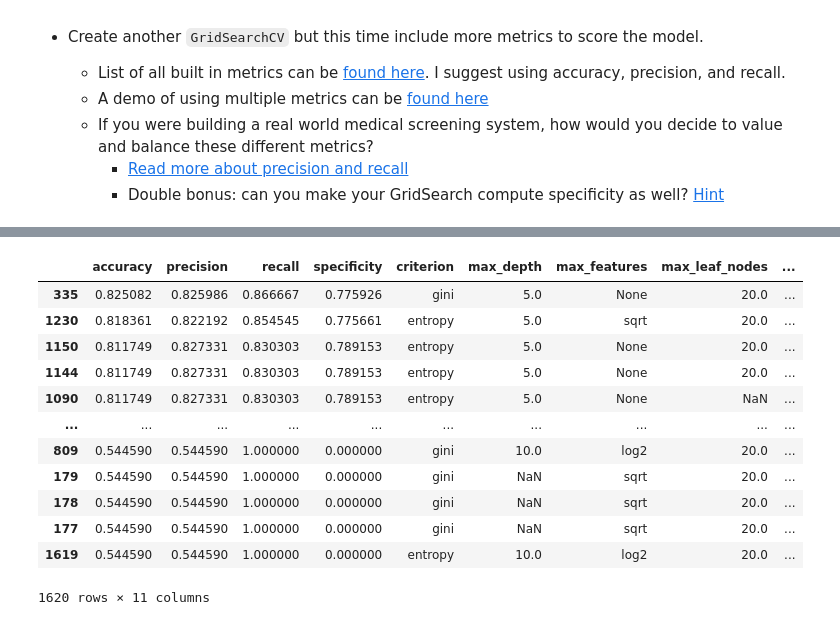
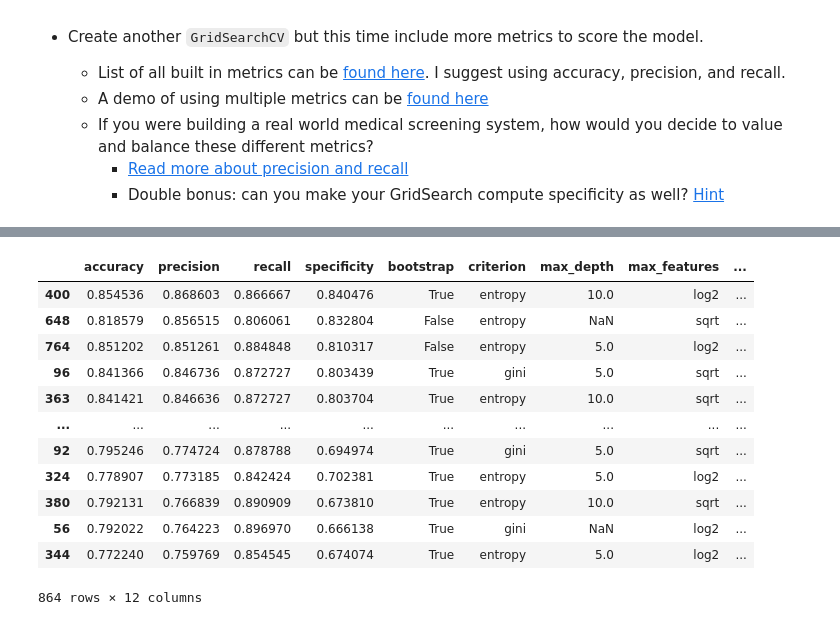
Before and after one commit to Tebs-Lab/data-science-three-day-workshop, a Jupyter notebook: 03-decision-trees-rf-gradient-boosting/03s-exercise-solution.ipynb, the cells around one changed output, grey strips where cells are left out. Cells and saved outputs as stored; diff of their text form; code cells hidden in the pictures.

Commit message:
updated dt/rf solution to exclude unreasonable values, and include multi-metric scoring for the rf

```diff
--- a/03-decision-trees-rf-gradient-boosting/03s-exercise-solution.ipynb
+++ b/03-decision-trees-rf-gradient-boosting/03s-exercise-solution.ipynb
@@ -269,0 +398,15 @@ all_results
+# %%
+# Plus, check out this trick making the DF a bit easier to work with
+results = pd.DataFrame({
+    'accuracy': grid_tree.cv_results_['mean_test_accuracy'],
+    'precision': grid_tree.cv_results_['mean_test_precision'],
+    'recall': grid_tree.cv_results_['mean_test_recall'],
+    'specificity': grid_tree.cv_results_['mean_test_specificity'],
+})
+
+params_df = pd.DataFrame(grid_tree.cv_results_['params'], columns=grid_tree.cv_results_['params'][0].keys())
+all_results = pd.concat([results, params_df], axis=1)
+
+# Lots of interesting analysis could be done on this dataframe now to learn
+# about the trained models...
+all_results
@@ -302,16 +475,16 @@ all_results.sort_values('specificity', ascending=False)
 # %%
-all_results.sort_values('accuracy', ascending=False)
+all_results.sort_values('precision', ascending=False)
 # %% [output]
-|  | accuracy | precision | recall | specificity | criterion | max_depth | max_features | max_leaf_nodes | ... |
-| 335 | 0.825082 | 0.825986 | 0.866667 | 0.775926 | gini | 5.0 | None | 20.0 | ... |
-| 1230 | 0.818361 | 0.822192 | 0.854545 | 0.775661 | entropy | 5.0 | sqrt | 20.0 | ... |
-| 1150 | 0.811749 | 0.827331 | 0.830303 | 0.789153 | entropy | 5.0 | None | 20.0 | ... |
-| 1144 | 0.811749 | 0.827331 | 0.830303 | 0.789153 | entropy | 5.0 | None | 20.0 | ... |
-| 1090 | 0.811749 | 0.827331 | 0.830303 | 0.789153 | entropy | 5.0 | None | NaN | ... |
+|  | accuracy | precision | recall | specificity | bootstrap | criterion | max_depth | max_features | ... |
+| 400 | 0.854536 | 0.868603 | 0.866667 | 0.840476 | True | entropy | 10.0 | log2 | ... |
+| 648 | 0.818579 | 0.856515 | 0.806061 | 0.832804 | False | entropy | NaN | sqrt | ... |
+| 764 | 0.851202 | 0.851261 | 0.884848 | 0.810317 | False | entropy | 5.0 | log2 | ... |
+| 96 | 0.841366 | 0.846736 | 0.872727 | 0.803439 | True | gini | 5.0 | sqrt | ... |
+| 363 | 0.841421 | 0.846636 | 0.872727 | 0.803704 | True | entropy | 10.0 | sqrt | ... |
 | ... | ... | ... | ... | ... | ... | ... | ... | ... | ... |
-| 809 | 0.544590 | 0.544590 | 1.000000 | 0.000000 | gini | 10.0 | log2 | 20.0 | ... |
-| 179 | 0.544590 | 0.544590 | 1.000000 | 0.000000 | gini | NaN | sqrt | 20.0 | ... |
-| 178 | 0.544590 | 0.544590 | 1.000000 | 0.000000 | gini | NaN | sqrt | 20.0 | ... |
-| 177 | 0.544590 | 0.544590 | 1.000000 | 0.000000 | gini | NaN | sqrt | 20.0 | ... |
-| 1619 | 0.544590 | 0.544590 | 1.000000 | 0.000000 | entropy | 10.0 | log2 | 20.0 | ... |
+| 92 | 0.795246 | 0.774724 | 0.878788 | 0.694974 | True | gini | 5.0 | sqrt | ... |
+| 324 | 0.778907 | 0.773185 | 0.842424 | 0.702381 | True | entropy | 5.0 | log2 | ... |
+| 380 | 0.792131 | 0.766839 | 0.890909 | 0.673810 | True | entropy | 10.0 | sqrt | ... |
+| 56 | 0.792022 | 0.764223 | 0.896970 | 0.666138 | True | gini | NaN | log2 | ... |
+| 344 | 0.772240 | 0.759769 | 0.854545 | 0.674074 | True | entropy | 5.0 | log2 | ... |
-1620 rows × 11 columns
+864 rows × 12 columns
```
Also changed, not shown: parts of 23 cells of this notebook.
